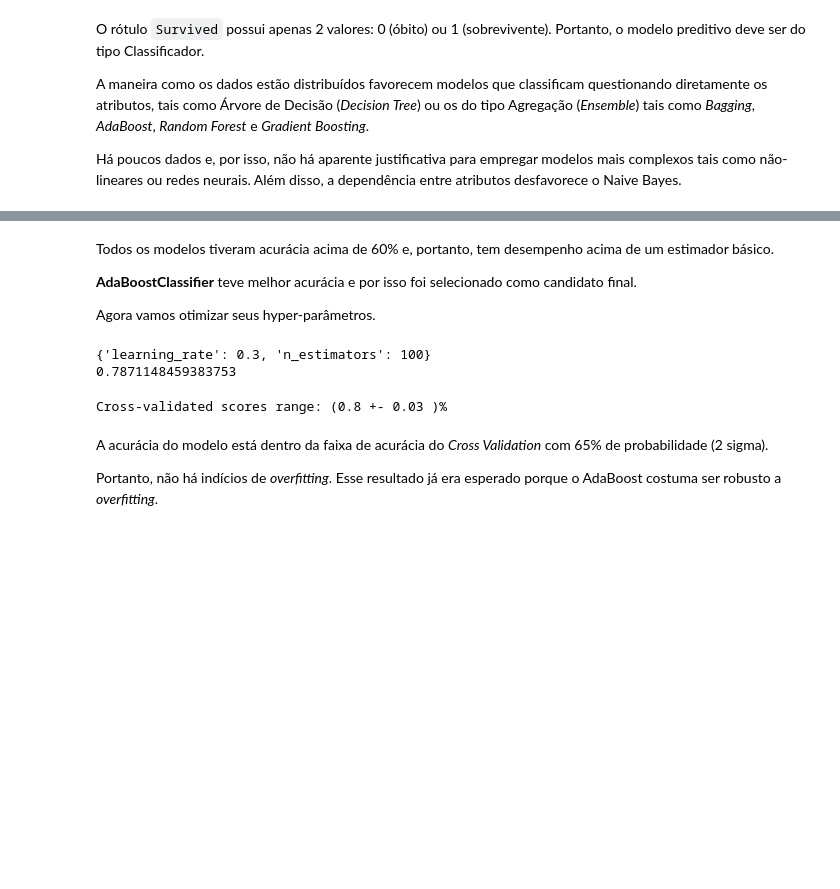
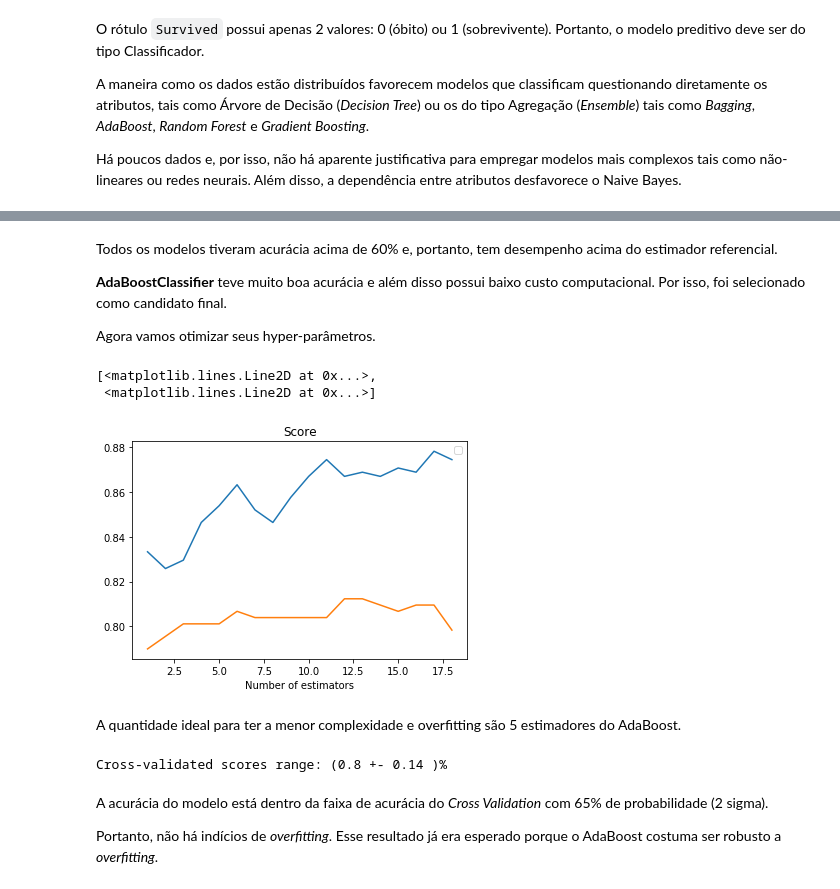
Before and after one commit to diogodutra/predict_titanic_survivors, a Jupyter notebook: titanic_solution.ipynb, the cells around one changed output, grey strips where cells are left out. Drawn from its saved outputs; the diff is of its cells as text; code cells hidden in the pictures; blank space fills up the shorter version.

Commit message:
Corrected score computation of test sample

```diff
--- a/titanic_solution.ipynb
+++ b/titanic_solution.ipynb
@@ -246,36 +236,47 @@ Variables are collinear
 # %% [markdown]
-Todos os modelos tiveram acurácia acima de 60% e, portanto, tem desempenho acima de um estimador básico.
+Todos os modelos tiveram acurácia acima de 60% e, portanto, tem desempenho acima do estimador referencial.
 
-**AdaBoostClassifier** teve melhor acurácia e por isso foi selecionado como candidato final.
+**AdaBoostClassifier** teve muito boa acurácia e além disso possui baixo custo computacional. Por isso, foi selecionado como candidato final.
 
 Agora vamos otimizar seus hyper-parâmetros.
-# %%
-from sklearn.model_selection import GridSearchCV
-
-params = {'n_estimators': [10, 20, 50, 100, 200],
-         'learning_rate' : [0.01,0.05,0.1,0.3,1],
-         }
-
-params = {'max_depth': [2, 30, 50, 100, 200],
-         'learning_rate' : [0.01,0.05,0.1,0.3,1],
-         }
-
-clf = GridSearchCV(estimator=DecisionTreeClassifier(), param_grid=params, cv=5)
-#clf = GridSearchCV(estimator=AdaBoostClassifier(), param_grid=params, cv=5)
-clf.fit(X_train, y_train)
-
-print(clf.best_params_)
-print(clf.score(X_test, y_test))
-# %% [output]
-{'learning_rate': 0.3, 'n_estimators': 100}
-0.7871148459383753
+# %%
+from sklearn.grid_search import GridSearchCV
+import matplotlib.pyplot as plt
+
+params = {
+        'base_estimator__max_depth' : [3], #BaggingClassifier, AdaBoostClassifier
+        'learning_rate' : [.01, .05, .1, .3, .5], #AdaBoostClassifier
+         }
+
+n_estimators = range(1,19)
+y=[]
+for n in n_estimators:
+    clf = GridSearchCV(estimator=AdaBoostClassifier(RandomForestClassifier(), n_estimators=n), param_grid=params, cv=5)
+    clf.fit(X_train, y_train)
+    y.append([clf.score(X_train, y_train), clf.score(X_test, y_test)])
+
+fig = plt.figure()
+ax = plt.axes()
+ax.legend(['train', 'test'])
+plt.title('Score')
+plt.xlabel('Number of estimators')
+ax.plot(n_estimators, y)
+# %% [output]
+[<matplotlib.lines.Line2D at 0x...>,
+ <matplotlib.lines.Line2D at 0x...>]
+[figure, added]
+# %% [markdown]
+A quantidade ideal para ter a menor complexidade e overfitting são 5 estimadores do AdaBoost.
 # %%
 from sklearn.cross_validation import cross_val_score
 
-scores = cross_val_score(clf, X, y, cv=5)
+clf = GridSearchCV(estimator=AdaBoostClassifier(RandomForestClassifier(), n_estimators=3), param_grid=params, cv=5)
+clf.fit(X_train, y_train)
+
+scores = cross_val_score(clf, X_test, y_test, cv=5)
 print('Cross-validated scores range: (' + str(round(scores.mean(),2)) + ' +- ' + str(round(scores.std()*2,2)) + ' )%')
 # %% [output]
-Cross-validated scores range: (0.8 +- 0.03 )%
+Cross-validated scores range: (0.8 +- 0.14 )%
 # %% [markdown]
 A acurácia do modelo está dentro da faixa de acurácia do _Cross Validation_ com 65% de probabilidade (2 sigma).
 
```
Also changed, not shown: parts of 8 cells of this notebook, 1 other file.
